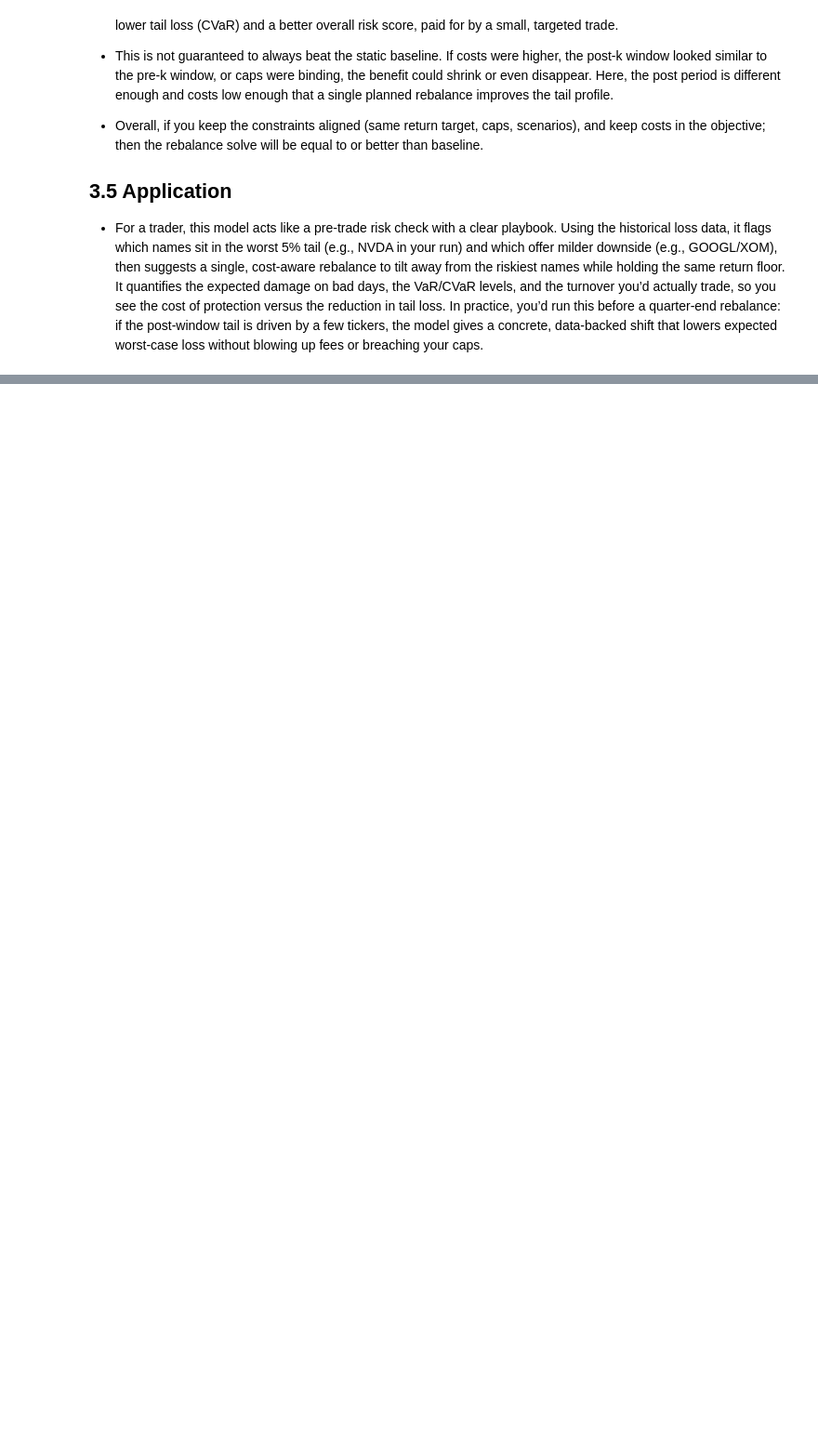
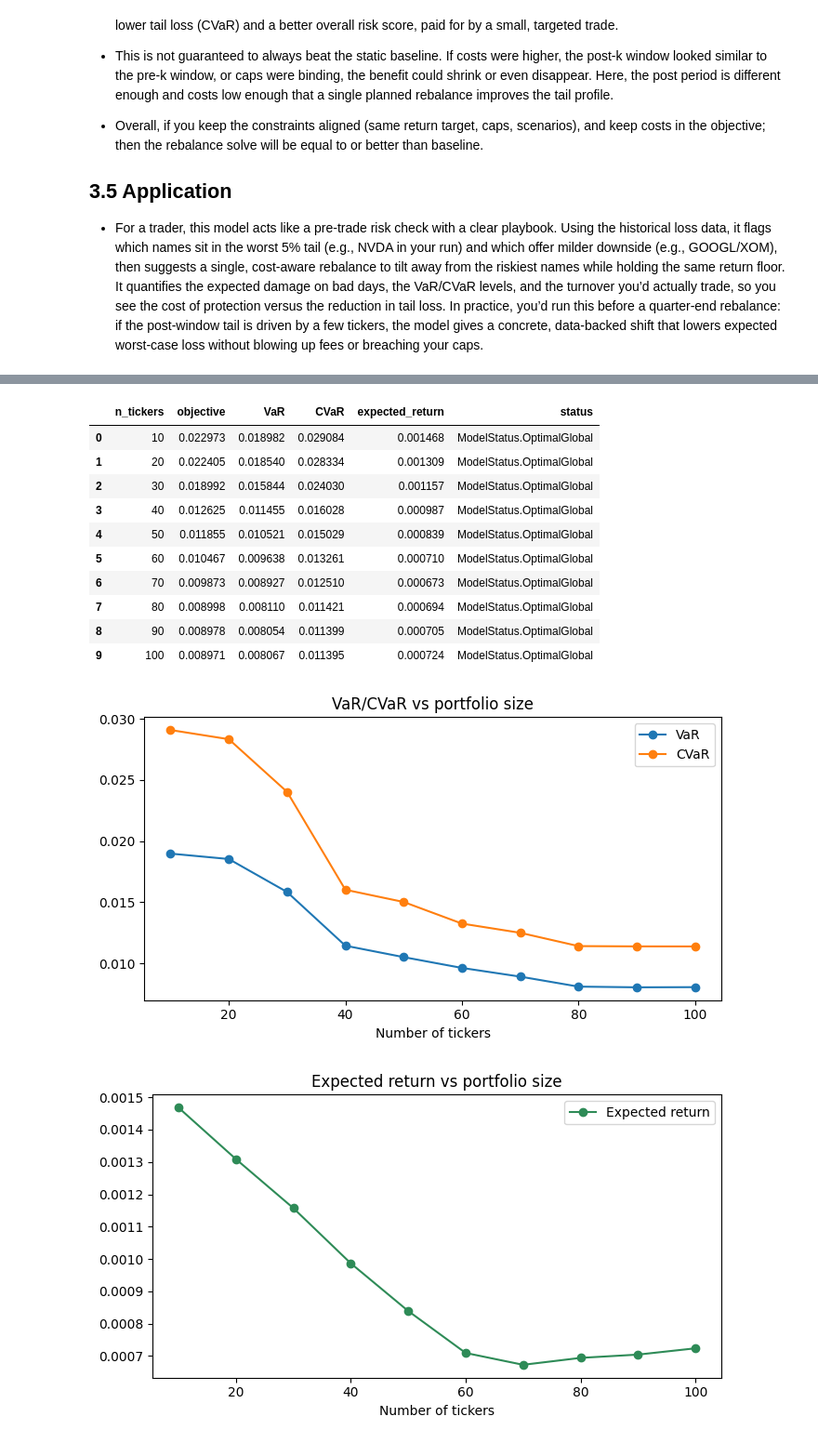
Before and after one commit to dylan123104/CVaR-Optimization, a Jupyter notebook: notebooks/00_CVaR_Portfolio.ipynb, the cells around one changed output, grey strips where cells are left out. Shown: that part at 93% size. Drawn from its saved outputs; the diff is of its cells as text; code cells hidden in the pictures; blank space fills up the shorter version.

```diff
--- a/notebooks/00_CVaR_Portfolio.ipynb
+++ b/notebooks/00_CVaR_Portfolio.ipynb
@@ -956,0 +1076,63 @@ Caps/feasibility: No name or sector caps bind, so the improvement comes from rea
+# %%
+import pandas as pd
+import matplotlib.pyplot as plt
+
+# Assumes params["tickers"] already set to the 100-name list above
+tickers_100 = params["tickers"]
+
+records = []
+for n in range(10, 101, 10):  # 10, 20, ..., 100
+    tickers_n = tickers_100[:n]  # take first n; change to random.sample(...) if you want randomness
+
+    ret_n = ret[tickers_n]
+    sectors_n = sectors.reindex(tickers_n)
+
+    p = params.copy()
+    p["tickers"] = tickers_n
+    p["return_target"] = "equal_weight_mean"  # or "none" if you want pure mean–CVaR tradeoff
+
+    res = solve_rebalance_mean_cvar(ret_n, sectors_n, p)
+    records.append({
+        "n_tickers": n,
+        "objective": res["objective"],
+        "VaR": res["VaR"],
+        "CVaR": res["CVaR_loss"],
+        "expected_return": res["mean_return"],
+        "status": res["model_status"],
+    })
+
+sens_df = pd.DataFrame(records)
+display(sens_df)
+
+# VaR/CVaR vs number of tickers
+plt.figure(figsize=(7,4))
+plt.plot(sens_df["n_tickers"], sens_df["VaR"], marker="o", label="VaR")
+plt.plot(sens_df["n_tickers"], sens_df["CVaR"], marker="o", label="CVaR")
+plt.xlabel("Number of tickers")
+plt.title("VaR/CVaR vs portfolio size")
+plt.legend()
+plt.tight_layout()
+plt.show()
+
+# Expected return vs number of tickers
+plt.figure(figsize=(7,4))
+plt.plot(sens_df["n_tickers"], sens_df["expected_return"], marker="o", color="seagreen", label="Expected return")
+plt.xlabel("Number of tickers")
+plt.title("Expected return vs portfolio size")
+plt.legend()
+plt.tight_layout()
+plt.show()
+# %% [output]
+|  | n_tickers | objective | VaR | CVaR | expected_return | status |
+| 0 | 10 | 0.022973 | 0.018982 | 0.029084 | 0.001468 | ModelStatus.OptimalGlobal |
+| 1 | 20 | 0.022405 | 0.018540 | 0.028334 | 0.001309 | ModelStatus.OptimalGlobal |
+| 2 | 30 | 0.018992 | 0.015844 | 0.024030 | 0.001157 | ModelStatus.OptimalGlobal |
+| 3 | 40 | 0.012625 | 0.011455 | 0.016028 | 0.000987 | ModelStatus.OptimalGlobal |
+| 4 | 50 | 0.011855 | 0.010521 | 0.015029 | 0.000839 | ModelStatus.OptimalGlobal |
+| 5 | 60 | 0.010467 | 0.009638 | 0.013261 | 0.000710 | ModelStatus.OptimalGlobal |
+| 6 | 70 | 0.009873 | 0.008927 | 0.012510 | 0.000673 | ModelStatus.OptimalGlobal |
+| 7 | 80 | 0.008998 | 0.008110 | 0.011421 | 0.000694 | ModelStatus.OptimalGlobal |
+| 8 | 90 | 0.008978 | 0.008054 | 0.011399 | 0.000705 | ModelStatus.OptimalGlobal |
+| 9 | 100 | 0.008971 | 0.008067 | 0.011395 | 0.000724 | ModelStatus.OptimalGlobal |
+[figure, added]
+[figure, added]
```
Also changed, not shown: parts of 26 cells of this notebook.
